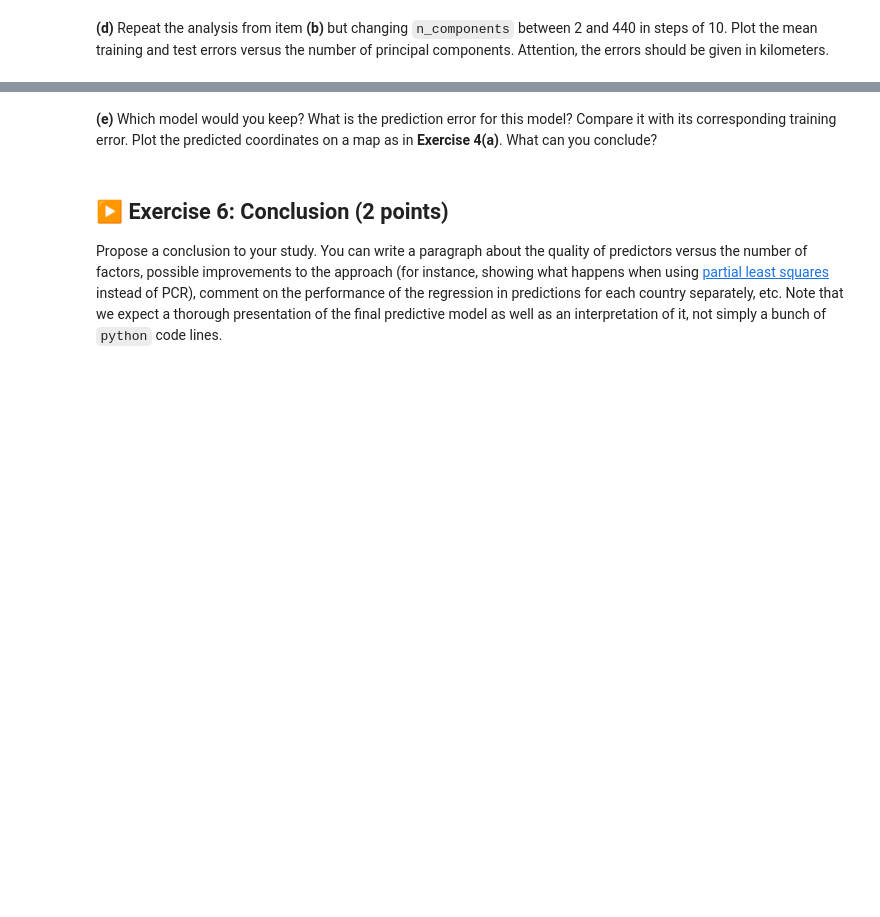
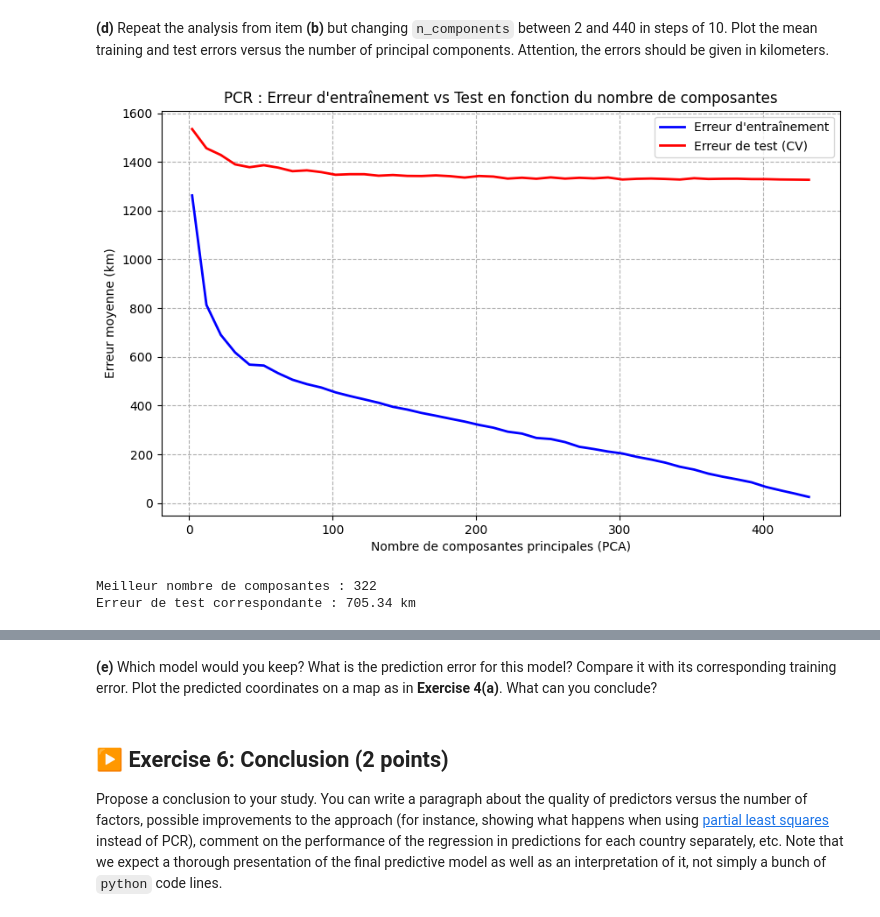
Before and after one commit to Erratu/Stats-S8-TPs, a Jupyter notebook: TP2/TP2.ipynb, the cells around one changed output, grey strips where cells are left out. Cells and saved outputs as stored; diff of their text form; code cells hidden in the pictures; blank space fills up the shorter version.

```diff
--- a/TP2/TP2.ipynb
+++ b/TP2/TP2.ipynb
@@ -373,2 +450,66 @@ For this, you will run a linear regression to predict latitudes and longitudes.
 # %% [markdown]
 **(d)** Repeat the analysis from item **(b)** but changing `n_components` between 2 and 440 in steps of 10. Plot the mean training and test errors versus the number of principal components. Attention, the errors should be given in kilometers.
+# %%
+
+components_range = np.arange(2, 441, 10)
+
+gkf_test_errors = []
+gkf_train_errors = []
+
+for n_components in components_range:
+
+    pipeline = make_pipeline(StandardScaler(), PCA(n_components=n_components), LinearRegression())
+    fold_test_errors = []
+    fold_train_errors = []
+
+    for train_idx, text_idx in gkf.split(X, y_coords, groups=tribes):
+        X_train, X_test = X[train_idx], X[text_idx]
+        y_train, y_test = y_coords[train_idx], y_coords[text_idx]
+
+        pipeline.fit(X_train, y_train)
+
+        y_pred_test = pipeline.predict(X_test)
+        y_pred_train = pipeline.predict(X_train)
+
+        def get_km_error(y_true, y_pred):
+            true_rad = np.radians(y_true)
+            pred_rad = np.radians(y_pred)
+            dists = []
+            for t, p in zip(true_rad, pred_rad):
+                dist_rad = haversine_distances([t, p])[0, 1]
+                dists.append(dist_rad * 6371.0)
+            return np.mean(dists)
+
+        fold_test_errors.append(get_km_error(y_test, y_pred_test))
+        fold_train_errors.append(get_km_error(y_train, y_pred_train))
+
+    mean_test = np.mean(fold_test_errors)
+    mean_train = np.mean(fold_train_errors)
+
+    gkf_test_errors.append(mean_test)
+    gkf_train_errors.append(mean_train)
+
+
+plt.figure(figsize=(10, 6))
+plt.plot(components_range, gkf_train_errors, label='Erreur d\'entraînement', color='blue', lw=2)
+plt.plot(components_range, gkf_test_errors, label='Erreur de test (CV)', color='red', lw=2)
+
+plt.xlabel('Nombre de composantes principales (PCA)')
+plt.ylabel('Erreur moyenne (km)')
+plt.title('PCR : Erreur d\'entraînement vs Test en fonction du nombre de composantes')
+plt.legend()
+plt.grid(True, linestyle='--')
+plt.show()
+# %% [output]
+[figure, added]
+# %%
+best_index = np.argmin(gkf_test_errors)
+best_n = components_range[best_index]
+best_test_err = gkf_test_errors[best_index]
+best_train_err = gkf_train_errors[best_index]
+
+print(f"Meilleur nombre de composantes : {best_n}")
+print(f"Erreur de test correspondante : {best_test_err:.2f} km")
+# %% [output]
+Meilleur nombre de composantes : 322
+Erreur de test correspondante : 705.34 km
```
Also changed, not shown: parts of 12 cells of this notebook.
